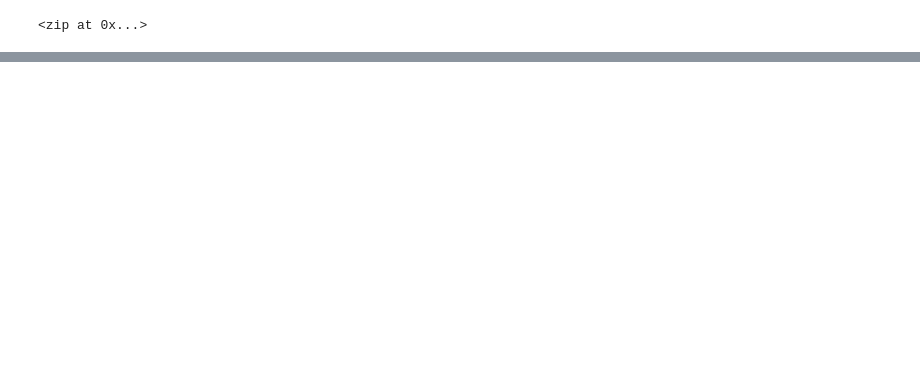
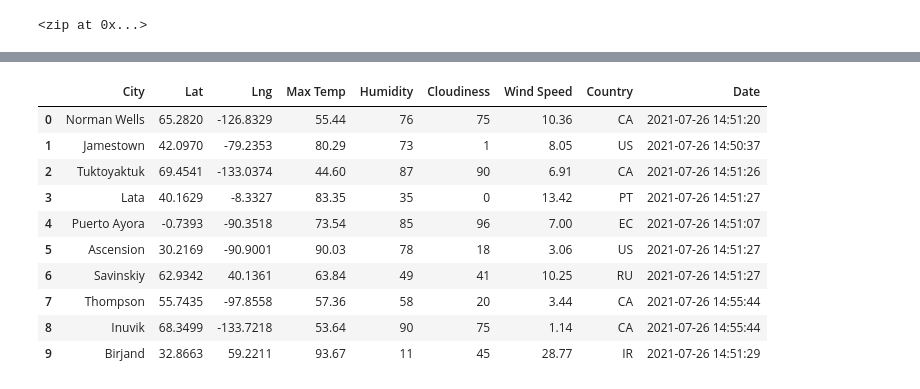
Before and after one commit to Mejikano/Module-4.-World_Weather_Analysis, a Jupyter notebook: WeatherPy.ipynb, the cells around one changed output, grey strips where cells are left out. Cells and saved outputs as stored; diff of their text form; code cells hidden in the pictures; blank space fills up the shorter version.

```diff
--- a/WeatherPy.ipynb
+++ b/WeatherPy.ipynb
@@ -33,0 +34,10 @@ len(cities)
+# %%
+# Create an empty list to hold the weather data.
+city_data = []
+# Print the beginning of the logging.
+print("Beginning Data Retrieval     ")
+print("-----------------------------")
+
+# Create counters.
+record_count = 1
+set_count = 1
@@ -33,0 +47,17 @@ len(cities)
+# %%
+from config import weather_api_key
+import requests
+# Import the datetime module from the datetime library.
+from datetime import datetime
+
+url="http://api.openweathermap.org/data/2.5/weather?units=imperial&appid="+weather_api_key
+
+# Loop through all the cities in our list.
+for i in range(len(cities)):
+
+    # Group cities in sets of 50 for logging purposes.
+    if (i % 50 == 0 and i >= 50):
+        set_count += 1
+        record_count = 1
+    # Create endpoint URL with each city.
+    city_url = url + "&q=" + cities[i]
@@ -33,0 +135,16 @@ len(cities)
+# %%
+# Convert the array of dictionaries to a Pandas DataFrame.
+city_data_df = pd.DataFrame(city_data)
+city_data_df.head(10)
+# %% [output]
+|  | City | Lat | Lng | Max Temp | Humidity | Cloudiness | Wind Speed | Country | Date |
+| 0 | Norman Wells | 65.2820 | -126.8329 | 55.44 | 76 | 75 | 10.36 | CA | 2021-07-26 14:51:20 |
+| 1 | Jamestown | 42.0970 | -79.2353 | 80.29 | 73 | 1 | 8.05 | US | 2021-07-26 14:50:37 |
+| 2 | Tuktoyaktuk | 69.4541 | -133.0374 | 44.60 | 87 | 90 | 6.91 | CA | 2021-07-26 14:51:26 |
+| 3 | Lata | 40.1629 | -8.3327 | 83.35 | 35 | 0 | 13.42 | PT | 2021-07-26 14:51:27 |
+| 4 | Puerto Ayora | -0.7393 | -90.3518 | 73.54 | 85 | 96 | 7.00 | EC | 2021-07-26 14:51:07 |
+| 5 | Ascension | 30.2169 | -90.9001 | 90.03 | 78 | 18 | 3.06 | US | 2021-07-26 14:51:27 |
+| 6 | Savinskiy | 62.9342 | 40.1361 | 63.84 | 49 | 41 | 10.25 | RU | 2021-07-26 14:51:27 |
+| 7 | Thompson | 55.7435 | -97.8558 | 57.36 | 58 | 20 | 3.44 | CA | 2021-07-26 14:55:44 |
+| 8 | Inuvik | 68.3499 | -133.7218 | 53.64 | 90 | 75 | 1.14 | CA | 2021-07-26 14:55:44 |
+| 9 | Birjand | 32.8663 | 59.2211 | 93.67 | 11 | 45 | 28.77 | IR | 2021-07-26 14:51:29 |
```
Also changed, not shown: parts of 6 cells of this notebook, 3 other files.
